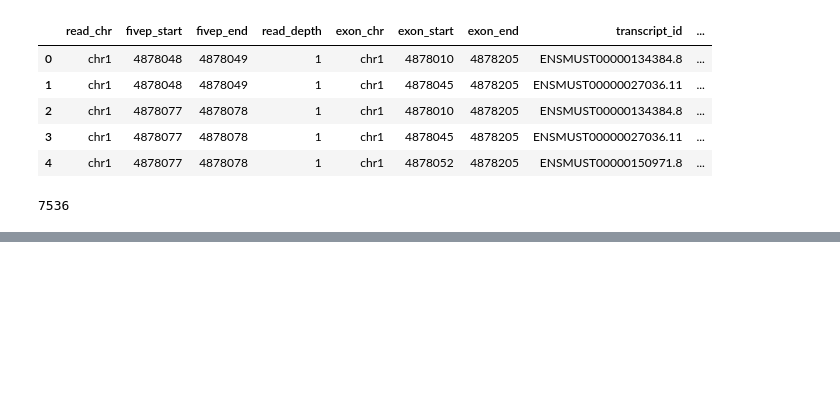
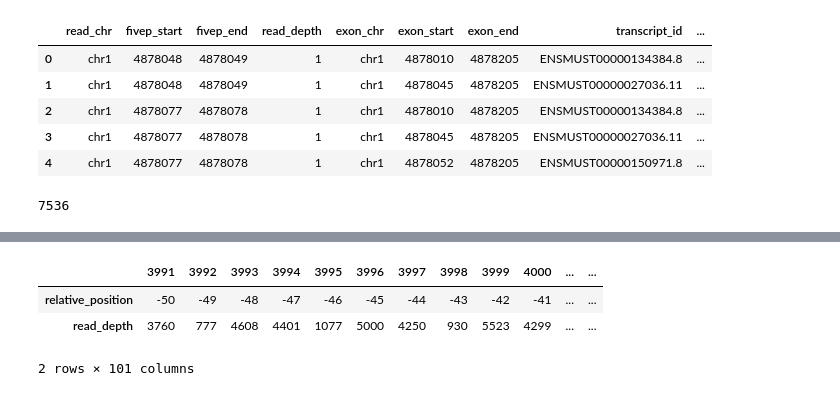
Before and after one commit to babaling/2021bioinfo1, a Jupyter notebook: Mission/Mission 2.ipynb, the cells around one changed output, grey strips where cells are left out. Cells and saved outputs as stored; diff of their text form; code cells hidden in the pictures; blank space fills up the shorter version.

```diff
--- a/Mission/Mission 2.ipynb
+++ b/Mission/Mission 2.ipynb
@@ -214,0 +216,8 @@ Name: read_depth, Length: 5669, dtype: int64
+# %%
+new_df = pd.DataFrame([grouped['relative_position'], grouped['read_depth']])
+new_df
+# %% [output]
+|  | 3991 | 3992 | 3993 | 3994 | 3995 | 3996 | 3997 | 3998 | 3999 | 4000 | ... | ... |
+| relative_position | -50 | -49 | -48 | -47 | -46 | -45 | -44 | -43 | -42 | -41 | ... | ... |
+| read_depth | 3760 | 777 | 4608 | 4401 | 1077 | 5000 | 4250 | 930 | 5523 | 4299 | ... | ... |
+2 rows × 101 columns
```
Also changed, not shown: parts of 2 cells of this notebook.
